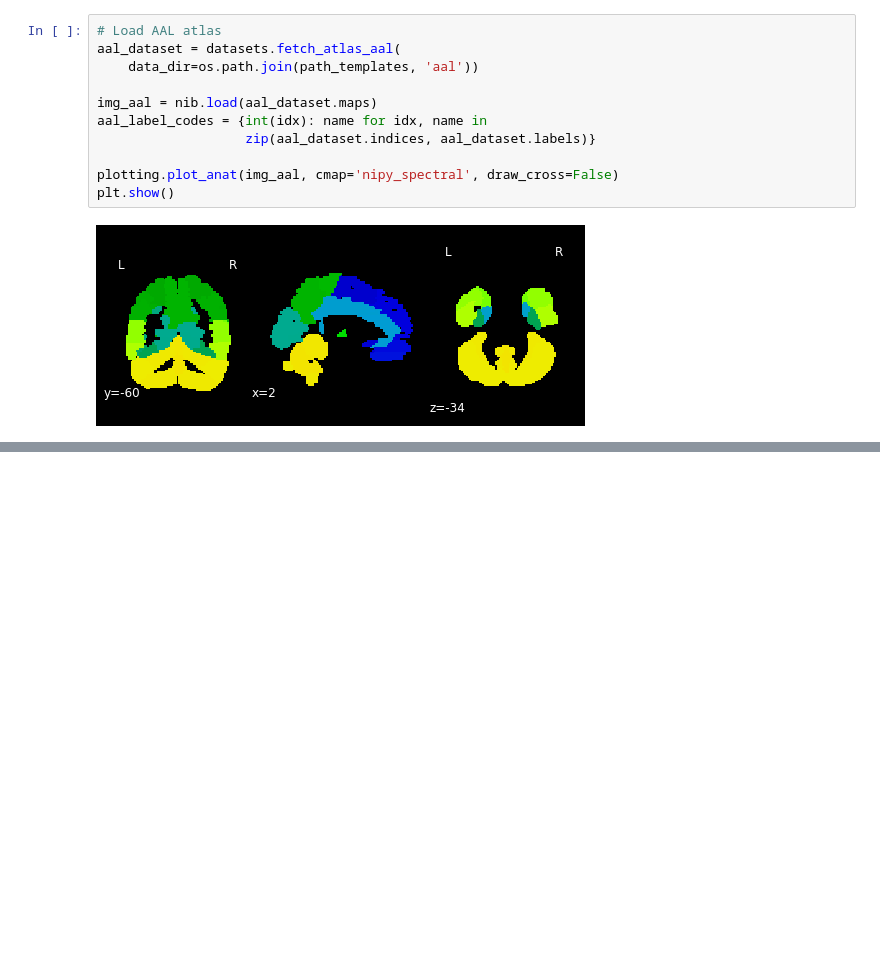
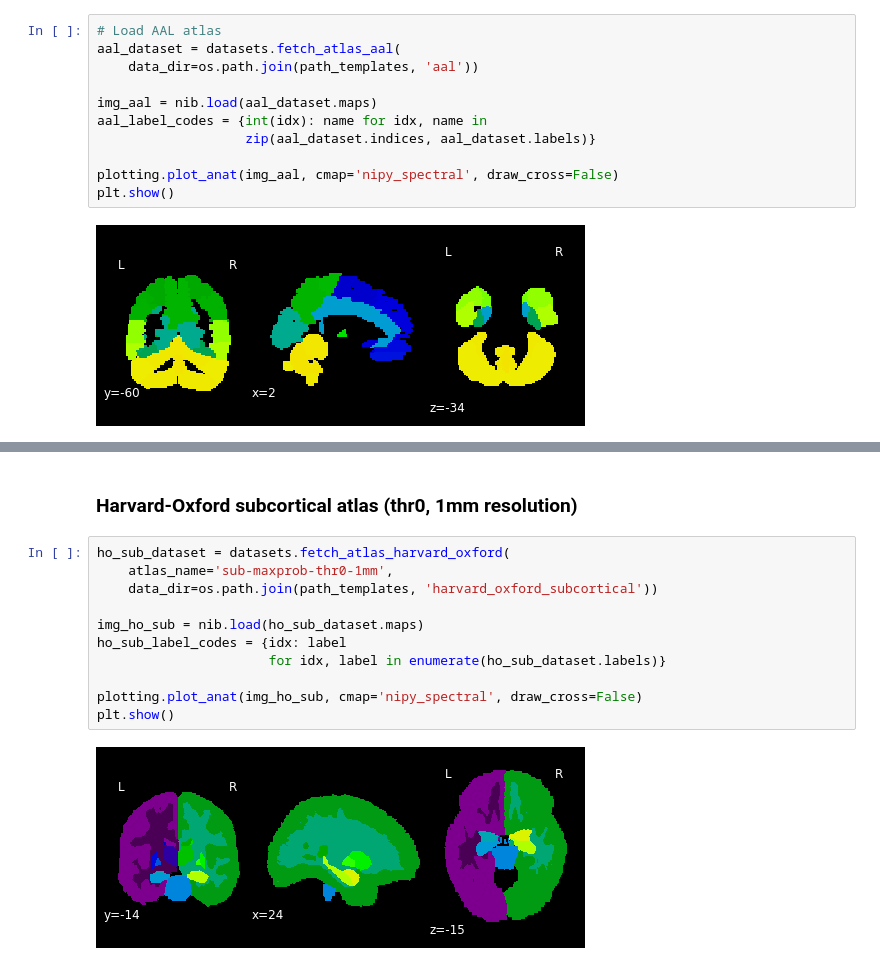
Before and after one commit to kbonna/decidenet, a Jupyter notebook: activation_analysis/dn_aa_04_results_reporting.ipynb, the cells around one changed output, grey strips where cells are left out. Saved outputs shown, nothing was run; the diff lists cells and outputs as text; blank space fills up the shorter version.

```diff
--- a/activation_analysis/dn_aa_04_results_reporting.ipynb
+++ b/activation_analysis/dn_aa_04_results_reporting.ipynb
@@ -161,0 +177,15 @@ plt.show()
+# %% [markdown]
+### Harvard-Oxford subcortical atlas (thr0, 1mm resolution)
+# %%
+ho_sub_dataset = datasets.fetch_atlas_harvard_oxford(
+    atlas_name='sub-maxprob-thr0-1mm',
+    data_dir=os.path.join(path_templates, 'harvard_oxford_subcortical'))
+
+img_ho_sub = nib.load(ho_sub_dataset.maps)
+ho_sub_label_codes = {idx: label
+                      for idx, label in enumerate(ho_sub_dataset.labels)}
+
+plotting.plot_anat(img_ho_sub, cmap='nipy_spectral', draw_cross=False)
+plt.show()
+# %% [output]
+[figure, added]
```
Also changed, not shown: parts of 12 cells of this notebook.
